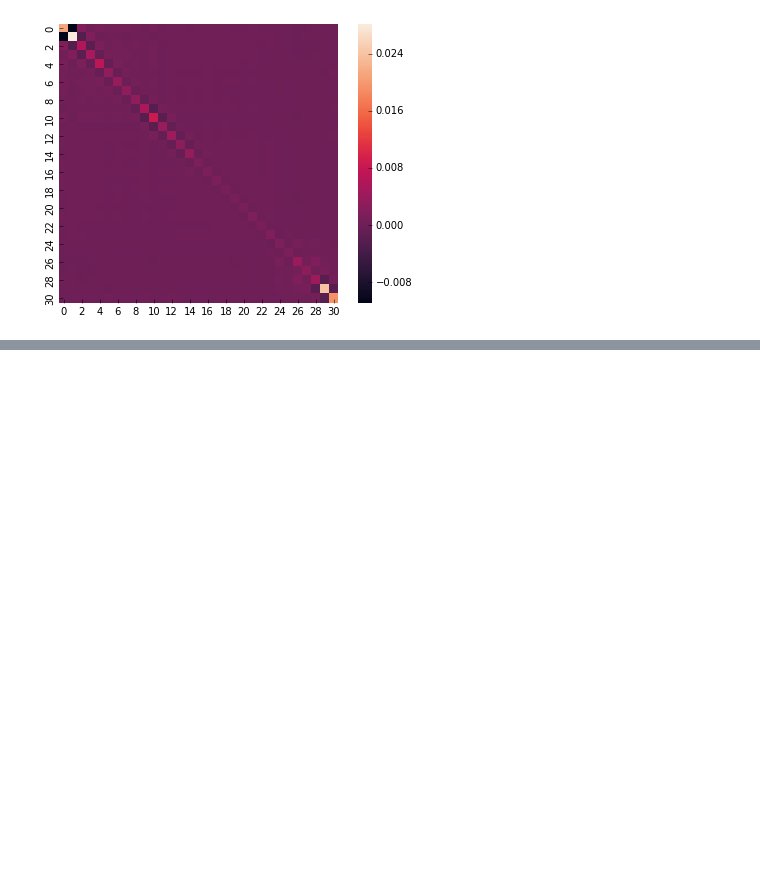
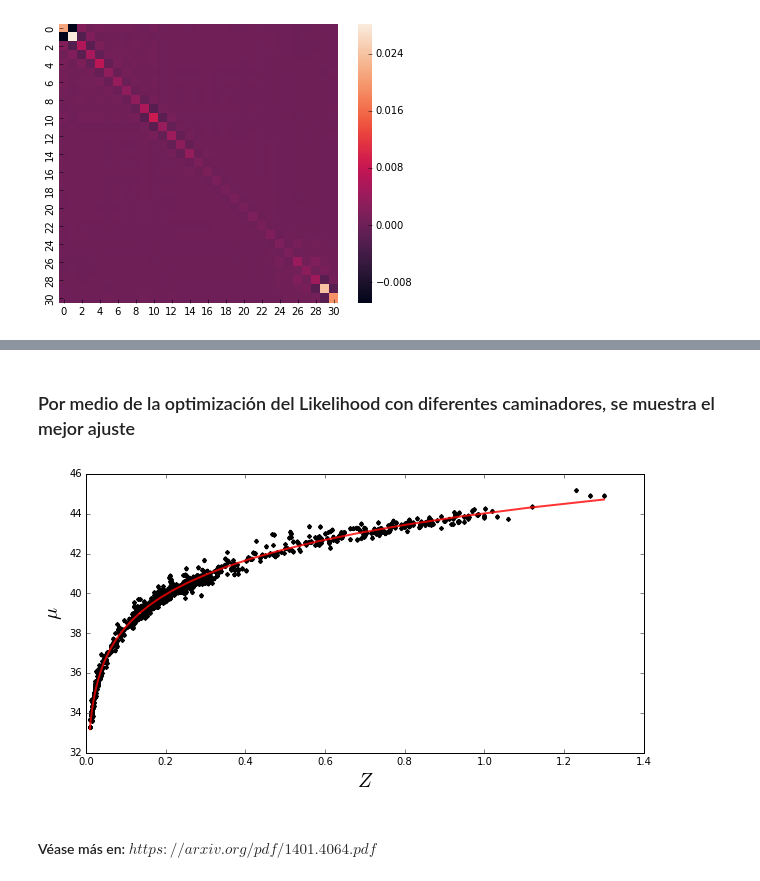
Before and after one commit to CosmoStats/projectofinal1-2018-all, a Jupyter notebook: Likelihood.ipynb, the cells around one changed output, grey strips where cells are left out. Saved outputs shown, nothing was run; the diff lists cells and outputs as text; code cells hidden in the pictures; blank space fills up the shorter version.

```diff
--- a/Likelihood.ipynb
+++ b/Likelihood.ipynb
@@ -226,0 +249,15 @@ plt.show()
+# %% [markdown]
+### Por medio de la optimización del Likelihood con diferentes caminadores, se muestra el mejor ajuste
+# %%
+plt.figure(figsize=(10,5))
+xl = np.array([0, 10])
+for M_b, delta_Mb, alpha, beta, om in samples[np.random.randint(len(samples), size=100)]:
+    plt.plot(zcmb, mu(mb,M_b, delta_Mb, alpha, beta,color,x_1), 'k.', alpha=0.1)
+plt.plot(z, sup(om,z), color="r", lw=2, alpha=0.8)
+plt.xlabel('$Z$',fontsize = 20)
+plt.ylabel('$\mu$',fontsize = 20)
+plt.show()
+# %% [output]
+[figure, added]
+# %% [markdown]
+#### Véase más en: $https://arxiv.org/pdf/1401.4064.pdf$
```
Also changed, not shown: parts of 44 cells of this notebook.
